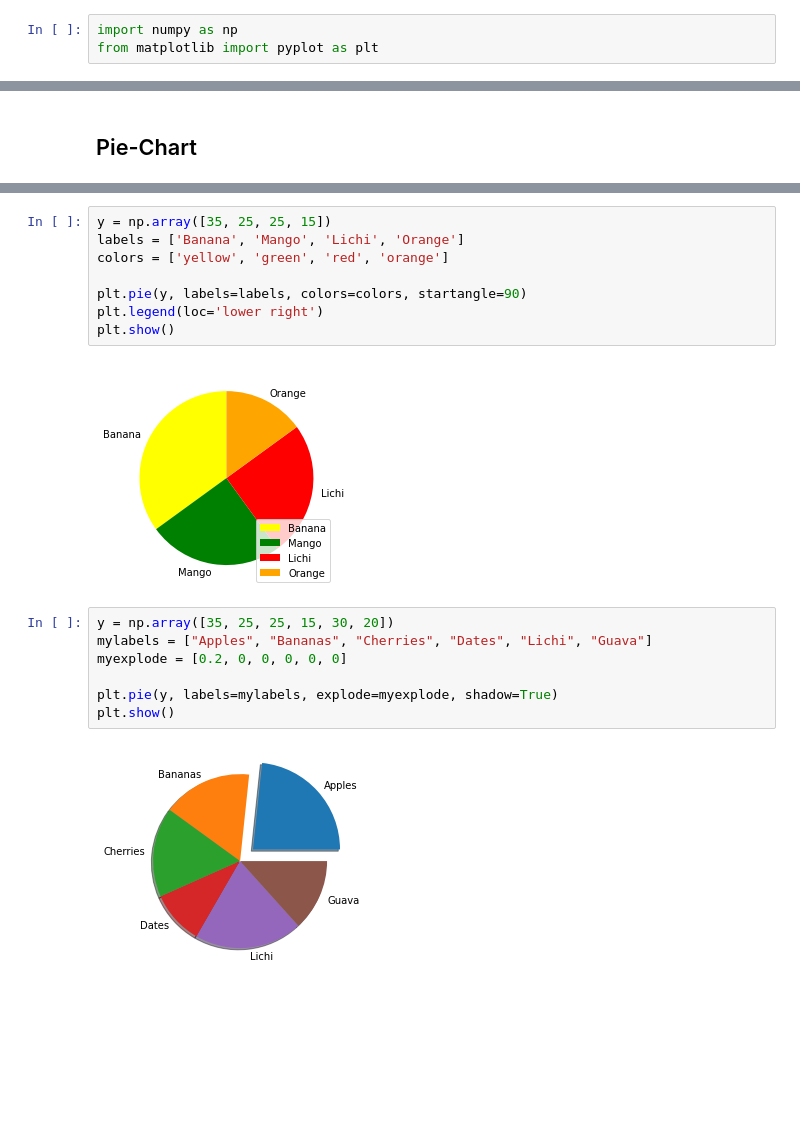
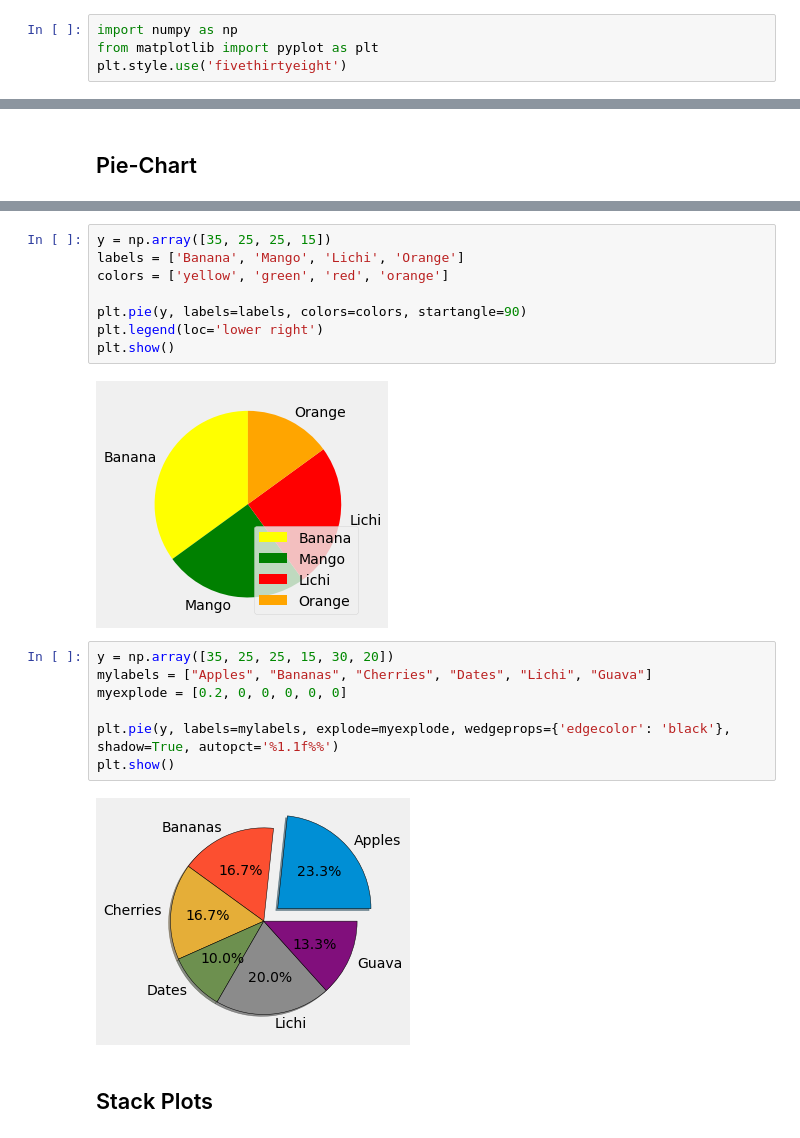
Before and after one commit to codernayeem/python-data-science-cheat-sheet, a Jupyter notebook: 3.1_matplotlib.ipynb, the cells around one changed output, grey strips where cells are left out. Saved outputs shown, nothing was run; the diff lists cells and outputs as text; blank space fills up the shorter version.

```diff
--- a/3.1_matplotlib.ipynb
+++ b/3.1_matplotlib.ipynb
@@ -1,6 +1,7 @@
 # %%
 import numpy as np
 from matplotlib import pyplot as plt
+plt.style.use('fivethirtyeight')
 # %% [markdown]
 ## Simple Poltting using PyPlot
 # %%
@@ -258,13 +297,15 @@ plt.pie(y, labels=labels, colors=colors, startangle=90)
 plt.legend(loc='lower right')
 plt.show()
 # %% [output]
-[figure, old version]
+[figure, new version]
 # %%
 y = np.array([35, 25, 25, 15, 30, 20])
 mylabels = ["Apples", "Bananas", "Cherries", "Dates", "Lichi", "Guava"]
 myexplode = [0.2, 0, 0, 0, 0, 0]
 
-plt.pie(y, labels=mylabels, explode=myexplode, shadow=True)
+plt.pie(y, labels=mylabels, explode=myexplode, wedgeprops={'edgecolor': 'black'}, shadow=True, autopct='%1.1f%%')
 plt.show()
 # %% [output]
-[figure, old version]
+[figure, new version]
+# %% [markdown]
+## Stack Plots
```
Also changed, not shown: parts of 24 cells of this notebook.
